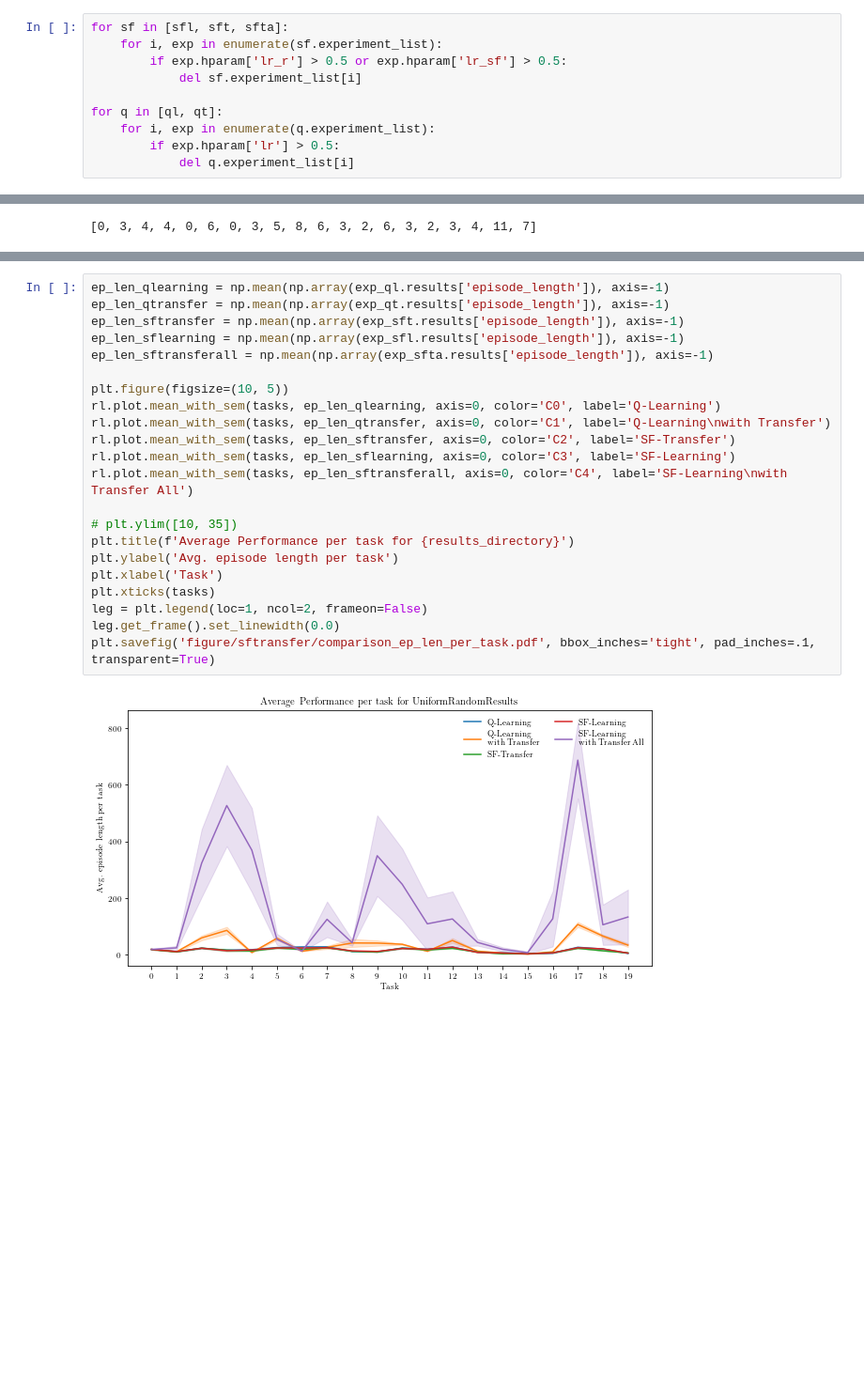
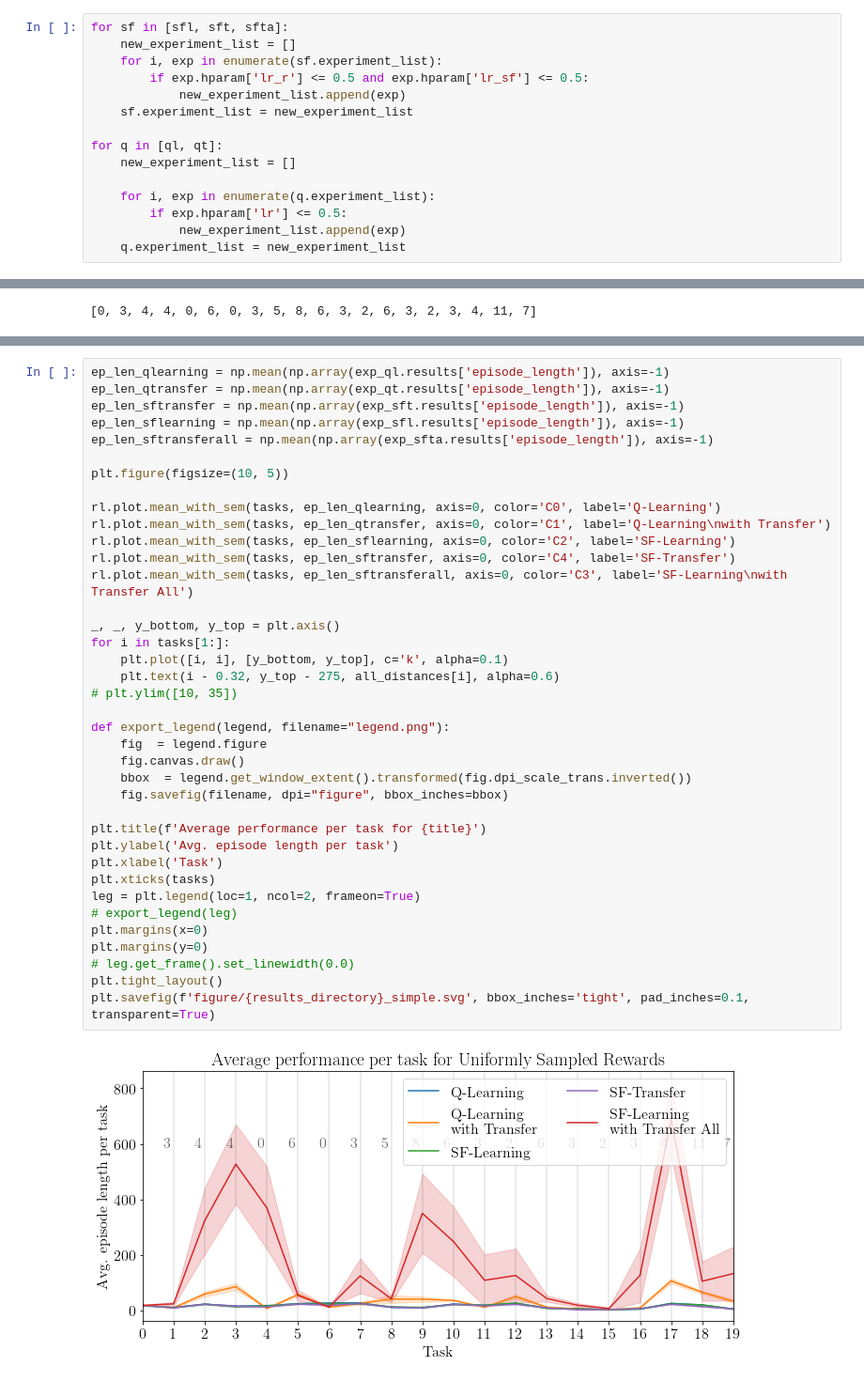
Before and after one commit to samuelfneumann/rewardpredictive, a Jupyter notebook: visualization.ipynb, the cells around one changed output, grey strips where cells are left out. Shown: that part at 94% size. Cells and saved outputs as stored; diff of their text form; blank space fills up the shorter version.

Commit message:
SingleChangeMaze with proper plotting on only 2 tasks

```diff
--- a/visualization.ipynb
+++ b/visualization.ipynb
@@ -27,14 +30,19 @@ with open(maze_file, 'rb') as f:
     mdp_seq = pickle.load(f)
 # %%
 for sf in [sfl, sft, sfta]:
+    new_experiment_list = []
     for i, exp in enumerate(sf.experiment_list):
-        if exp.hparam['lr_r'] > 0.5 or exp.hparam['lr_sf'] > 0.5:
-            del sf.experiment_list[i]
+        if exp.hparam['lr_r'] <= 0.5 and exp.hparam['lr_sf'] <= 0.5:
+            new_experiment_list.append(exp)
+    sf.experiment_list = new_experiment_list
 
 for q in [ql, qt]:
+    new_experiment_list = []
+
     for i, exp in enumerate(q.experiment_list):
-        if exp.hparam['lr'] > 0.5:
-            del q.experiment_list[i]
+        if exp.hparam['lr'] <= 0.5:
+            new_experiment_list.append(exp)
+    q.experiment_list = new_experiment_list
 # %%
 from rlutils.environment.gridworld import idx_to_pt
 
@@ -92,27 +100,43 @@ lr_r: 0.5
 # %%
 ep_len_qlearning = np.mean(np.array(exp_ql.results['episode_length']), axis=-1)
 ep_len_qtransfer = np.mean(np.array(exp_qt.results['episode_length']), axis=-1)
 ep_len_sftransfer = np.mean(np.array(exp_sft.results['episode_length']), axis=-1)
 ep_len_sflearning = np.mean(np.array(exp_sfl.results['episode_length']), axis=-1)
 ep_len_sftransferall = np.mean(np.array(exp_sfta.results['episode_length']), axis=-1)
 
 plt.figure(figsize=(10, 5))
+
 rl.plot.mean_with_sem(tasks, ep_len_qlearning, axis=0, color='C0', label='Q-Learning')
 rl.plot.mean_with_sem(tasks, ep_len_qtransfer, axis=0, color='C1', label='Q-Learning\nwith Transfer')
-rl.plot.mean_with_sem(tasks, ep_len_sftransfer, axis=0, color='C2', label='SF-Transfer')
-rl.plot.mean_with_sem(tasks, ep_len_sflearning, axis=0, color='C3', label='SF-Learning')
-rl.plot.mean_with_sem(tasks, ep_len_sftransferall, axis=0, color='C4', label='SF-Learning\nwith Transfer All')
+rl.plot.mean_with_sem(tasks, ep_len_sflearning, axis=0, color='C2', label='SF-Learning')
+rl.plot.mean_with_sem(tasks, ep_len_sftransfer, axis=0, color='C4', label='SF-Transfer')
+rl.plot.mean_with_sem(tasks, ep_len_sftransferall, axis=0, color='C3', label='SF-Learning\nwith Transfer All')
 
+_, _, y_bottom, y_top = plt.axis()
+for i in tasks[1:]:
+    plt.plot([i, i], [y_bottom, y_top], c='k', alpha=0.1)
+    plt.text(i - 0.32, y_top - 275, all_distances[i], alpha=0.6)
 # plt.ylim([10, 35])
-plt.title(f'Average Performance per task for {results_directory}')
+
+def export_legend(legend, filename="legend.png"):
+    fig  = legend.figure
+    fig.canvas.draw()
+    bbox  = legend.get_window_extent().transformed(fig.dpi_scale_trans.inverted())
+    fig.savefig(filename, dpi="figure", bbox_inches=bbox)
+
+plt.title(f'Average performance per task for {title}')
 plt.ylabel('Avg. episode length per task')
 plt.xlabel('Task')
 plt.xticks(tasks)
-leg = plt.legend(loc=1, ncol=2, frameon=False)
-leg.get_frame().set_linewidth(0.0)
-plt.savefig('figure/sftransfer/comparison_ep_len_per_task.pdf', bbox_inches='tight', pad_inches=.1, transparent=True)
+leg = plt.legend(loc=1, ncol=2, frameon=True)
+# export_legend(leg)
+plt.margins(x=0)
+plt.margins(y=0)
+# leg.get_frame().set_linewidth(0.0)
+plt.tight_layout()
+plt.savefig(f'figure/{results_directory}_simple.svg', bbox_inches='tight', pad_inches=0.1, transparent=True)
 # %% [output]
-[figure, old version]
+[figure, new version]
 # %%
 import numpy as np
 from scipy.stats import sem
```
Also changed, not shown: parts of 6 cells of this notebook, 44 other files.
